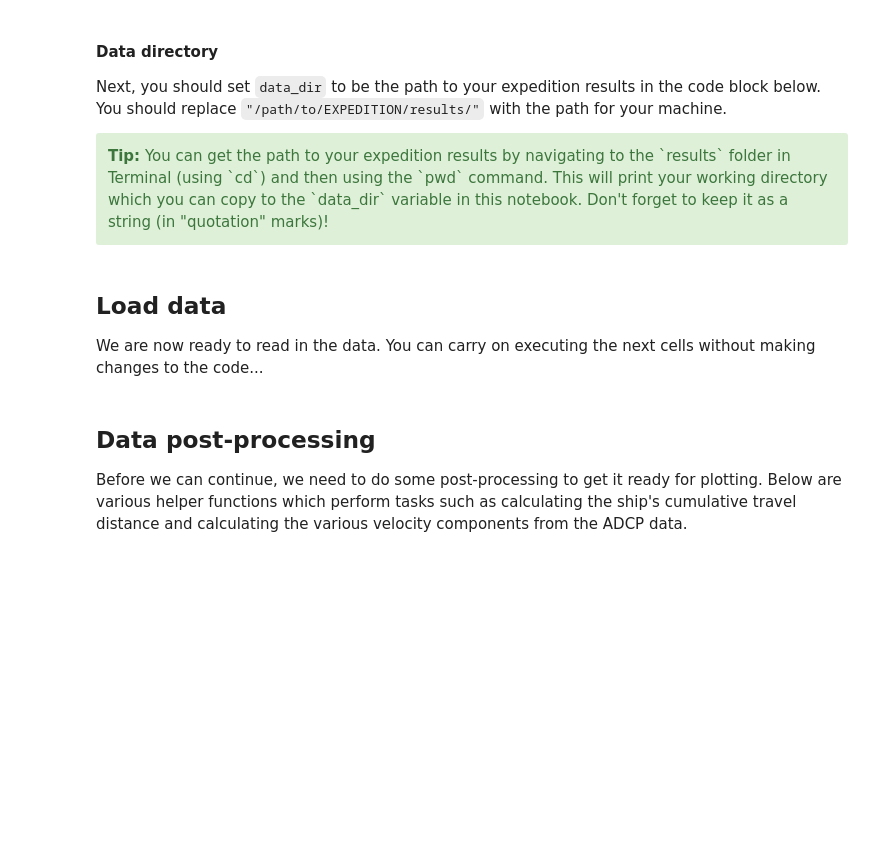
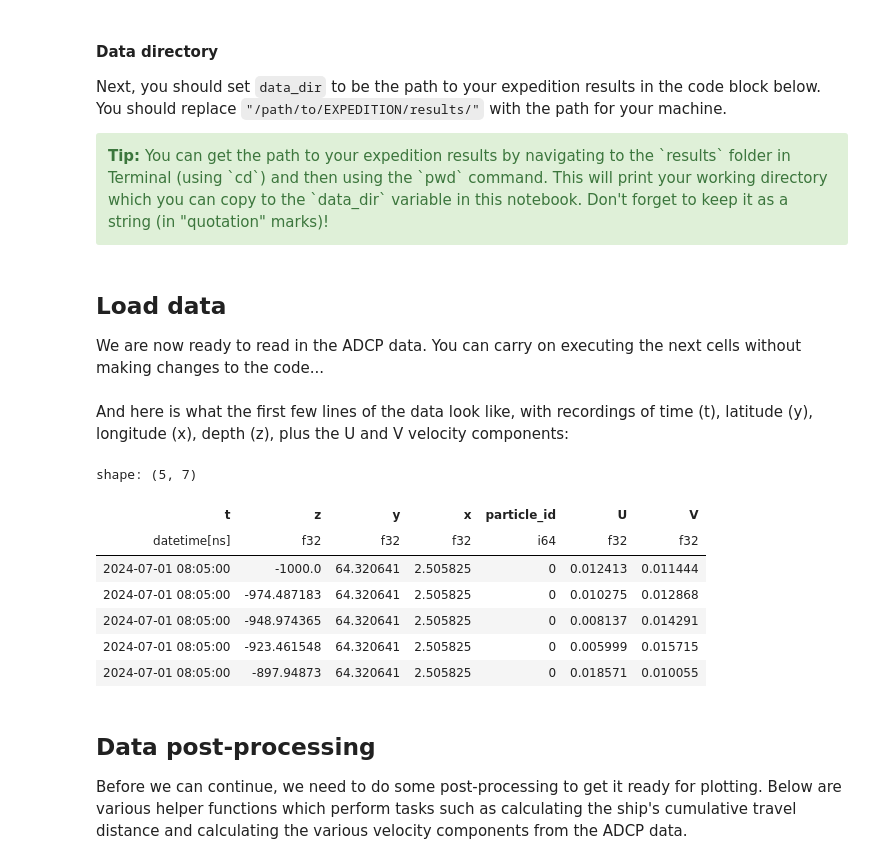
Before and after one commit to Parcels-code/virtualship, a Jupyter notebook: docs/user-guide/tutorials/ADCP_transects.ipynb, the cells around one changed output. Cells and saved outputs as stored; diff of their text form; code cells hidden in the pictures; blank space fills up the shorter version.

Commit message:
add .head() display

```diff
--- a/docs/user-guide/tutorials/ADCP_transects.ipynb
+++ b/docs/user-guide/tutorials/ADCP_transects.ipynb
@@ -40,12 +40,26 @@ data_dir = "/path/to/EXPEDITION/results/"  # set this to be where your expeditio
 # %% [markdown]
 ## Load data
 
-We are now ready to read in the data. You can carry on executing the next cells without making changes to the code...
+We are now ready to read in the ADCP data. You can carry on executing the next cells without making changes to the code...
 # %%
 # load ADCP data
 adcp_df = parcels.read_particlefile(f"{data_dir}/adcp.parquet")
 if len(adcp_df) <= 1:
     raise ValueError("Number of observations must be > 1")
+# %% [markdown]
+
+And here is what the first few lines of the data look like, with recordings of time (t), latitude (y), longitude (x), depth (z), plus the U and V velocity components:
+# %%
+adcp_df.head()  # display the first 5 rows only
+# %% [output]
+shape: (5, 7)
+| t | z | y | x | particle_id | U | V |
+| datetime[ns] | f32 | f32 | f32 | i64 | f32 | f32 |
+| 2024-07-01 08:05:00 | -1000.0 | 64.320641 | 2.505825 | 0 | 0.012413 | 0.011444 |
+| 2024-07-01 08:05:00 | -974.487183 | 64.320641 | 2.505825 | 0 | 0.010275 | 0.012868 |
+| 2024-07-01 08:05:00 | -948.974365 | 64.320641 | 2.505825 | 0 | 0.008137 | 0.014291 |
+| 2024-07-01 08:05:00 | -923.461548 | 64.320641 | 2.505825 | 0 | 0.005999 | 0.015715 |
+| 2024-07-01 08:05:00 | -897.94873 | 64.320641 | 2.505825 | 0 | 0.018571 | 0.010055 |
 # %% [markdown]
 ## Data post-processing
 
```
Also changed, not shown: parts of 1 cell of this notebook.
